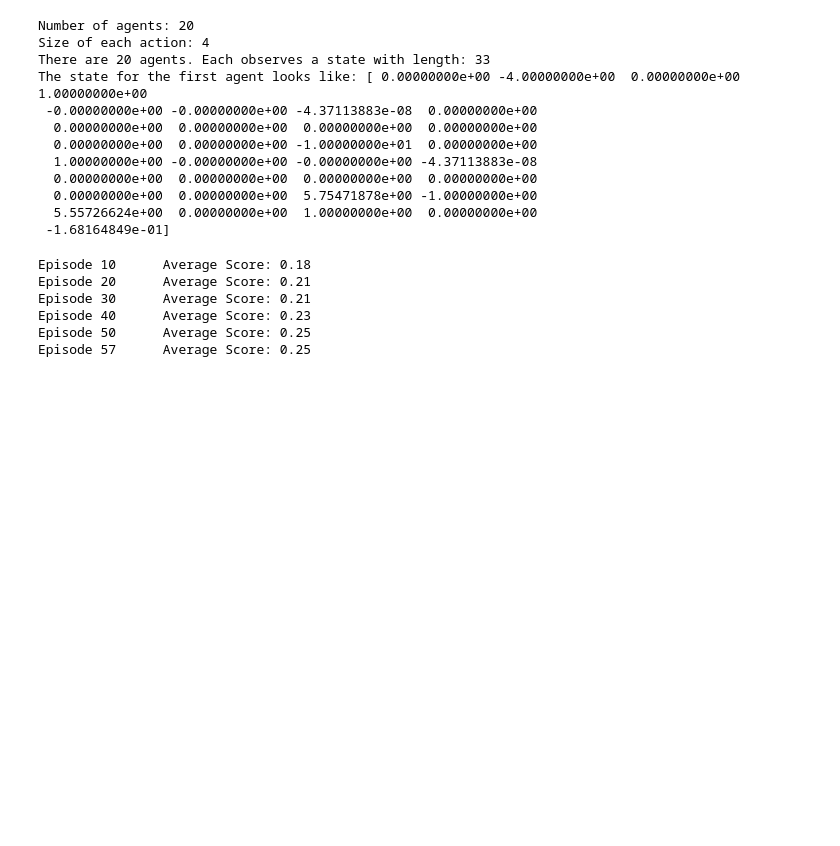
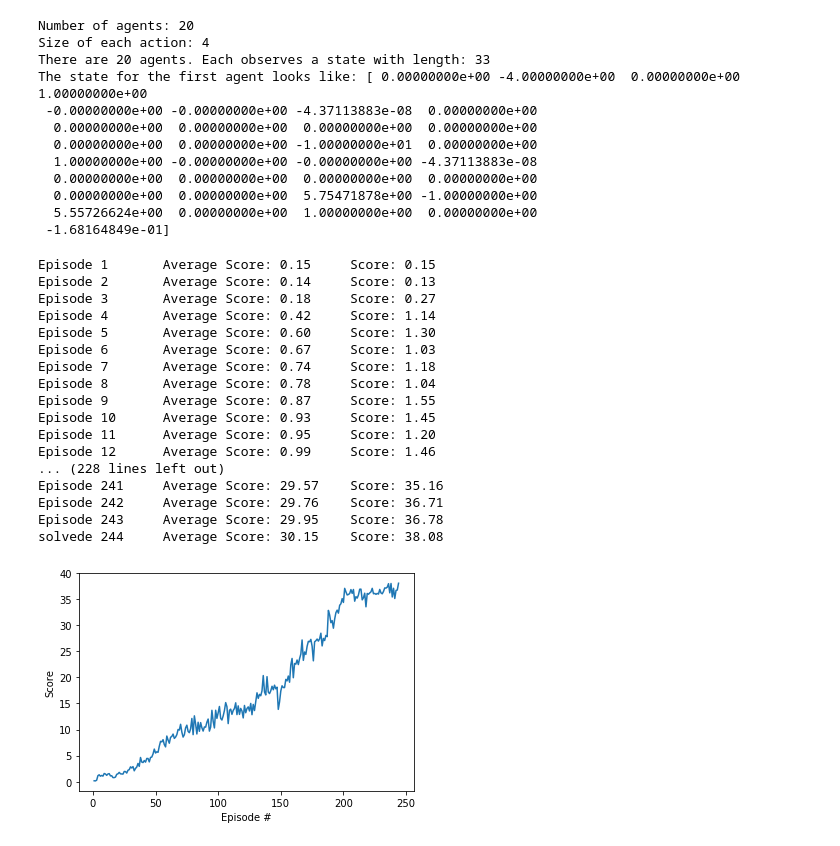
Before and after one commit to yukiegosapporo/dri_p2, a Jupyter notebook: Continuous_Control.ipynb, the cells around one changed output. Saved outputs shown, nothing was run; the diff lists cells and outputs as text; code cells hidden in the pictures; blank space fills up the shorter version.

```diff
--- a/Continuous_Control.ipynb
+++ b/Continuous_Control.ipynb
@@ -229,57 +231,71 @@ The state for the first agent looks like: [ 0.00000000e+00 -4.00000000e+00  0.00
 # %%
-def ddpg2(n_episodes=1000, max_t=500, print_every=100):
+def ddpg2(n_episodes=2000, max_t=1000, print_every=100):
     env_info = env.reset(train_mode=True)[brain_name]
     scores_deque = deque(maxlen=100)
     scores = np.zeros(num_agents)
-    agents = [Agent(state_size=state_size, action_size=action_size, random_seed=1) for _ in range(num_agents)]
+    agent = Agent(state_size=state_size, action_size=action_size, random_seed=1, num_agents=num_agents)
+    scores_global = []
     for i_episode in range(1, n_episodes+1):
+        env_info = env.reset(train_mode=True)[brain_name]
         states = env_info.vector_observations
-        for agent in agents:
-            agent.reset()
+        agent.reset()
         scores = np.zeros(num_agents)
         for t in range(max_t):
-            actions = [agent.act(states[idx]) for idx, agent in enumerate(agents)]
+            agent.noise.reset()
+            actions = agent.act(states)
             env_info = env.step(actions)[brain_name]
             next_states = env_info.vector_observations
             rewards = env_info.rewards
             dones = env_info.local_done
-            step_tuple = zip(agents, states, actions, rewards, next_states, dones)
-            for agent, state, action, reward, next_state, done in step_tuple:
-                 agent.step(state, action, reward, next_state, done, t)
+
+            agent.step(states, actions, rewards, next_states, dones, t)
             states = next_states
             scores += rewards
-            if np.any(dones):
+            if (np.any(dones)):
                 break
 
         score = np.mean(scores)
         scores_deque.append(score)
         avg_score = np.mean(scores_deque)
+        scores_global.append(score)
 
-        print('\rEpisode {}\tAverage Score: {:.2f}'.format(i_episode, avg_score), end="")
+        print('\rEpisode {}\tAverage Score: {:.2f}\tScore: {:.2f}'.format(i_episode, avg_score, score), end="")
         torch.save(agent.actor_local.state_dict(), 'checkpoint_actor2.pth')
         torch.save(agent.critic_local.state_dict(), 'checkpoint_critic2.pth')
         if avg_score > 30:
             print("\rsolved")
             torch.save(agent.actor_local.state_dict(), 'checkpoint_actor2.pth')
             torch.save(agent.critic_local.state_dict(), 'checkpoint_critic2.pth')
-            return scores
+            return scores_global
         if i_episode % print_every == 0:
-            print('\rEpisode {}\tAverage Score: {:.2f}'.format(i_episode, avg_score))
+            print('\rEpisode {}\tAverage Score: {:.2f}\tScore: {:.2f}'.format(i_episode, avg_score, score))
 
-    return scores
+    return scores_global
 # %%
-scores = ddpg2(print_every=10)
+scores = ddpg2(print_every=1)
 
 fig = plt.figure()
 ax = fig.add_subplot(111)
 plt.plot(np.arange(1, len(scores)+1), scores)
 plt.ylabel('Score')
 plt.xlabel('Episode #')
 plt.show()
 # %% [output]
-Episode 10      Average Score: 0.18
-Episode 20      Average Score: 0.21
-Episode 30      Average Score: 0.21
-Episode 40      Average Score: 0.23
-Episode 50      Average Score: 0.25
-Episode 57      Average Score: 0.25
+Episode 1       Average Score: 0.15     Score: 0.15
+Episode 2       Average Score: 0.14     Score: 0.13
+Episode 3       Average Score: 0.18     Score: 0.27
+Episode 4       Average Score: 0.42     Score: 1.14
+Episode 5       Average Score: 0.60     Score: 1.30
+Episode 6       Average Score: 0.67     Score: 1.03
+Episode 7       Average Score: 0.74     Score: 1.18
+Episode 8       Average Score: 0.78     Score: 1.04
+Episode 9       Average Score: 0.87     Score: 1.55
+Episode 10      Average Score: 0.93     Score: 1.45
+Episode 11      Average Score: 0.95     Score: 1.20
+Episode 12      Average Score: 0.99     Score: 1.46
+... (228 lines left out)
+Episode 241     Average Score: 29.57    Score: 35.16
+Episode 242     Average Score: 29.76    Score: 36.71
+Episode 243     Average Score: 29.95    Score: 36.78
+solvede 244     Average Score: 30.15    Score: 38.08
+[figure, added]
```
Also changed, not shown: parts of 1 cell of this notebook, 8 other files.
